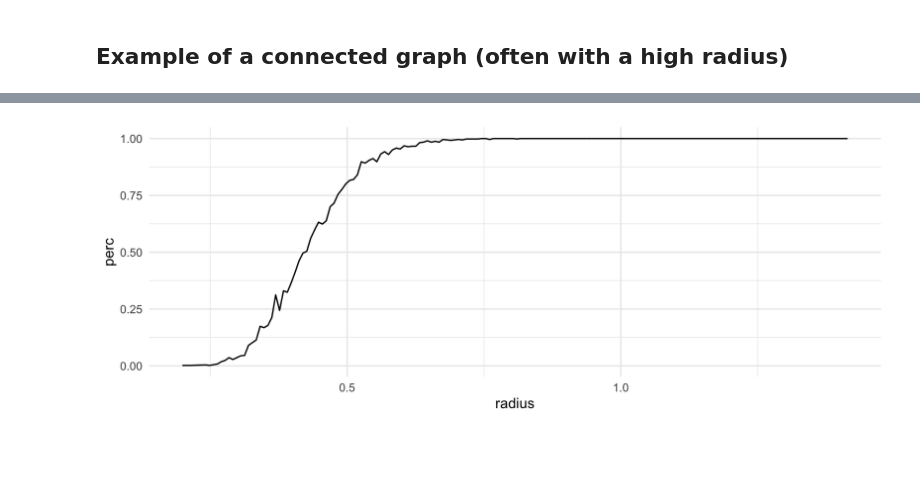
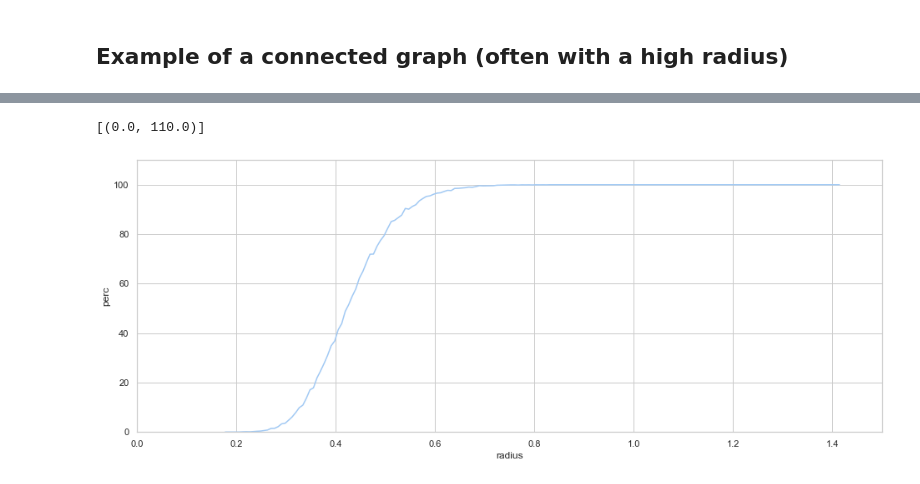
Before and after one commit to vivekkatial/HAQC, a Jupyter notebook: notebooks/14-exploring-connectivity-of-geometric-graphs.ipynb, the cells around one changed output, grey strips where cells are left out. Drawn from its saved outputs; the diff is of its cells as text; code cells hidden in the pictures; blank space fills up the shorter version.

```diff
--- a/notebooks/14-exploring-connectivity-of-geometric-graphs.ipynb
+++ b/notebooks/14-exploring-connectivity-of-geometric-graphs.ipynb
@@ -68,2 +70,9 @@ d_geom_graphs
 # %%
 d_geom_graphs.to_csv("../data/geometric-graphs.csv")
+# %%
+d_geom_summ = d_geom_graphs.groupby(["radius", "connected"]).count().reset_index()
+d_geom_summ = d_geom_summ.drop(['density'], axis=1)
+d_geom_summ = d_geom_summ.rename(columns={"num": "n"})
+d_geom_summ["perc"] = d_geom_summ.groupby('radius')['n'].apply(lambda x: x*100/x.sum())
+# Filter for connected-ness percentage
+d_geom_summ = d_geom_summ[d_geom_summ["connected"] == True]
@@ -70,10 +95,16 @@ d_geom_graphs.to_csv("../data/geometric-graphs.csv")
 # %%
-def draw_graph(G, colors, pos):
-    default_axes = pylab.axes(frameon=True)
-    nx.draw_networkx(
-        G, node_color=colors, node_size=600, alpha=0.8, ax=default_axes, pos=pos
-    )
-    edge_labels = nx.get_edge_attributes(G, "weight")
-    nx.draw_networkx_edge_labels(G, pos=pos, edge_labels=edge_labels)
+import numpy as np
+import matplotlib.pyplot as plt
+import seaborn as sns
+
+sns.set_theme(style="whitegrid", palette="pastel")
+%matplotlib inline
+plt.figure(figsize=(16, 6))
+
+# Make line plot
+perc_plot = sns.lineplot(data=d_geom_summ, x="radius", y="perc")
+perc_plot.set(xlim=(0, 1.5))
+perc_plot.set(ylim=(0, 110))
+# %% [output]
+[(0.0, 110.0)]
+[figure, added]
-# %% [markdown]
-![image.png](attachment:image.png)
```
Also changed, not shown: parts of 7 cells of this notebook, 1 other file.
